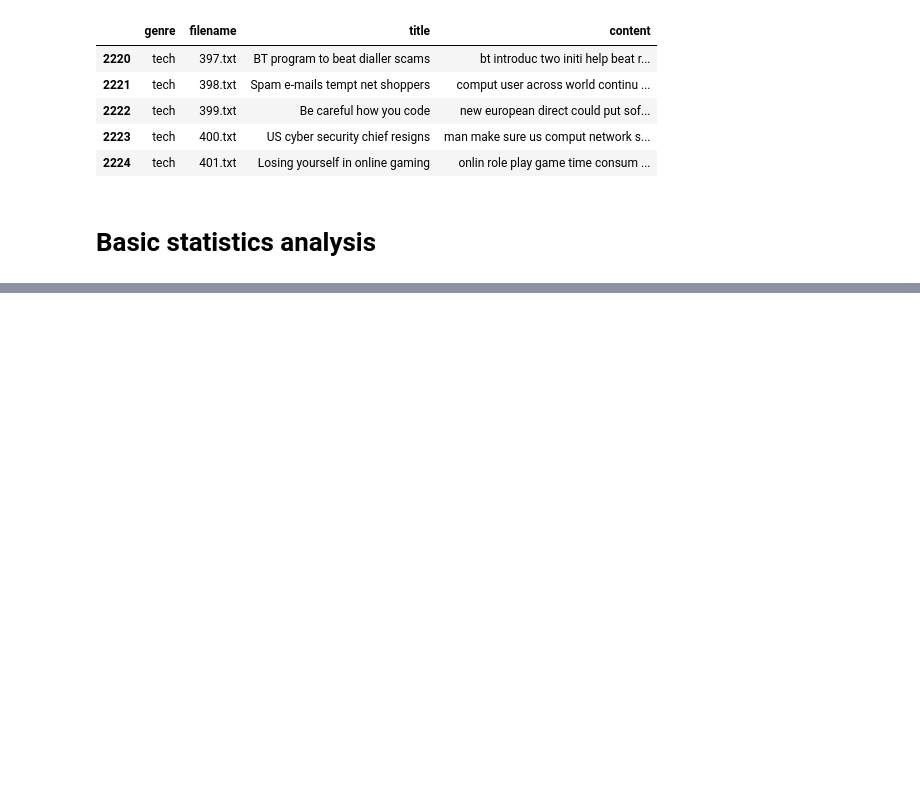
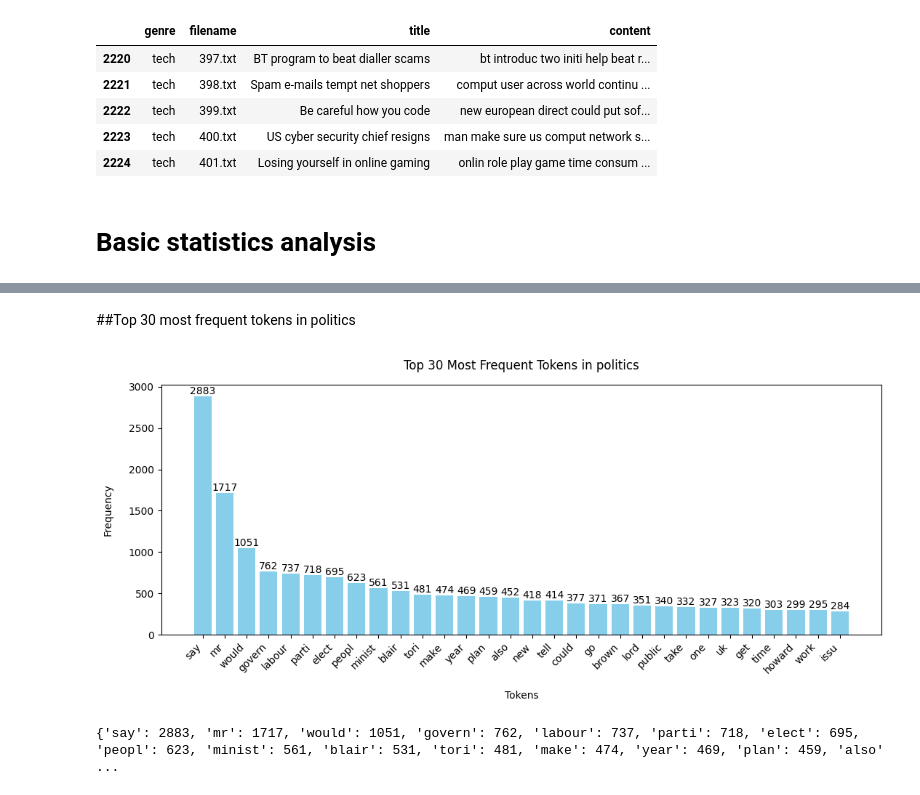
Before and after one commit to elainedias16/TCC, a Jupyter notebook: Lab_1.ipynb, the cells around one changed output, grey strips where cells are left out. Drawn from its saved outputs; the diff is of its cells as text; code cells hidden in the pictures; blank space fills up the shorter version.

```diff
--- a/Lab_1.ipynb
+++ b/Lab_1.ipynb
@@ -194,0 +254,9 @@ RecursionError: maximum recursion depth exceeded
+# %% [markdown]
+##Top 30 most frequent tokens in politics
+# %%
+title_politics = 'Top {} Most Frequent Tokens in politics'.format(top_n)
+plot_most_common_words(top_n, common_words_politics, title_politics, fontsize)
+print(common_words_politics)
+# %% [output]
+[figure, added]
+{'say': 2883, 'mr': 1717, 'would': 1051, 'govern': 762, 'labour': 737, 'parti': 718, 'elect': 695, 'peopl': 623, 'minist': 561, 'blair': 531, 'tori': 481, 'make': 474, 'year': 469, 'plan': 459, 'also' ...
```
Also changed, not shown: parts of 18 cells of this notebook.
